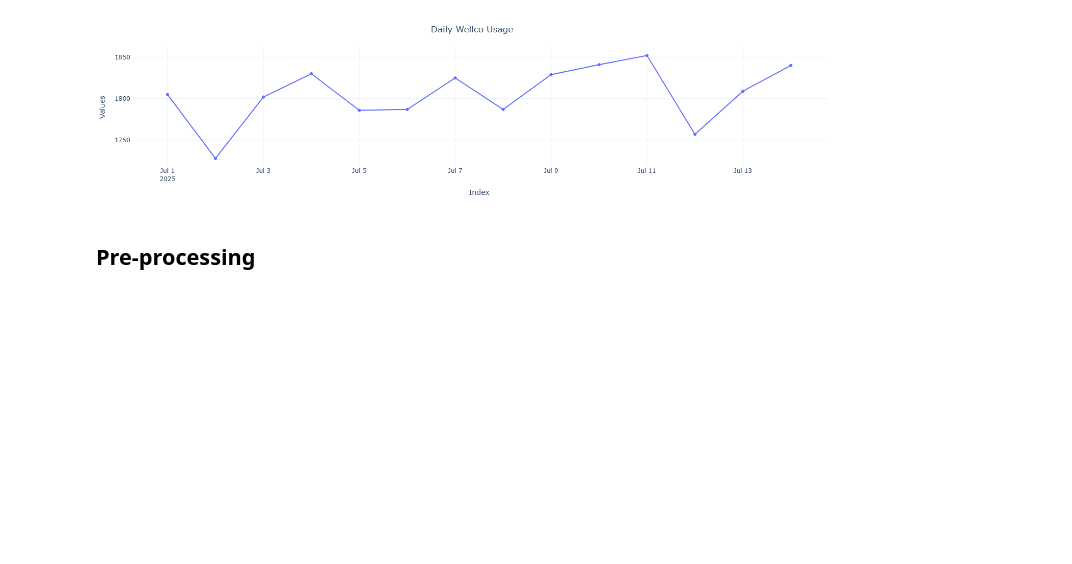
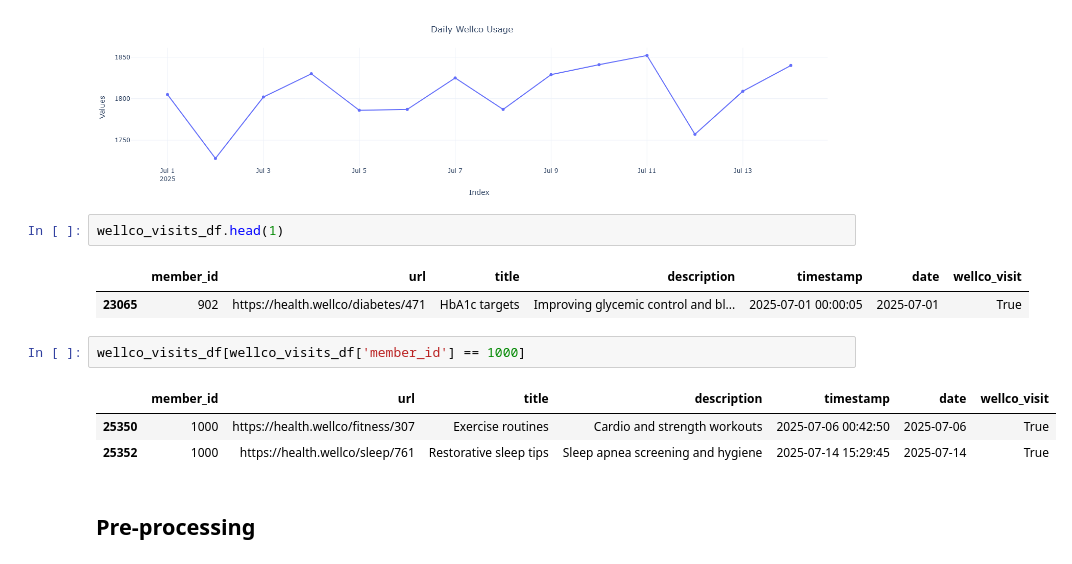
Before and after one commit to gilcaspi/vi-engage, a Jupyter notebook: data_exploration.ipynb, the cells around one changed output. Cells and saved outputs as stored; diff of their text form; blank space fills up the shorter version.

```diff
--- a/data_exploration.ipynb
+++ b/data_exploration.ipynb
@@ -161,6 +159,17 @@ daily_wellco_usage = wellco_visits_df.groupby(['date']).size()
 scatter_plot_series(series=daily_wellco_usage, title="Daily Wellco Usage")
 # %% [output]
 [figure]
+# %%
+wellco_visits_df.head(1)
+# %% [output]
+|  | member_id | url | title | description | timestamp | date | wellco_visit |
+| 23065 | 902 | https://health.wellco/diabetes/471 | HbA1c targets | Improving glycemic control and bl... | 2025-07-01 00:00:05 | 2025-07-01 | True |
+# %%
+wellco_visits_df[wellco_visits_df['member_id'] == 1000]
+# %% [output]
+|  | member_id | url | title | description | timestamp | date | wellco_visit |
+| 25350 | 1000 | https://health.wellco/fitness/307 | Exercise routines | Cardio and strength workouts | 2025-07-06 00:42:50 | 2025-07-06 | True |
+| 25352 | 1000 | https://health.wellco/sleep/761 | Restorative sleep tips | Sleep apnea screening and hygiene | 2025-07-14 15:29:45 | 2025-07-14 | True |
 # %% [markdown]
 ## Pre-processing
 # %% [markdown]
```
Also changed, not shown: parts of 1 cell of this notebook, 8 other files.
